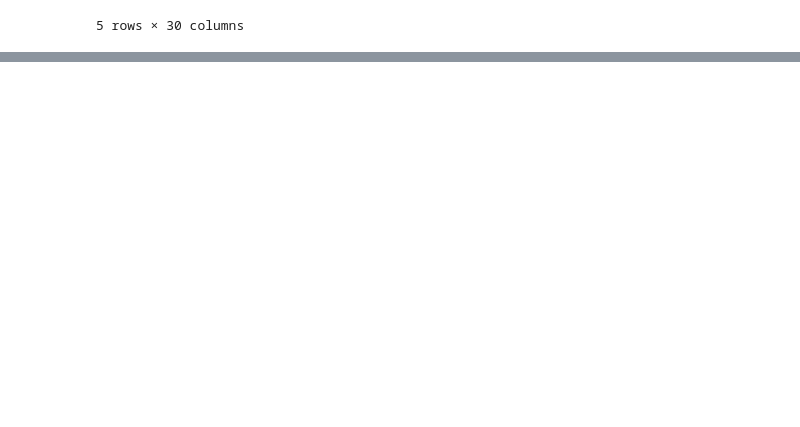
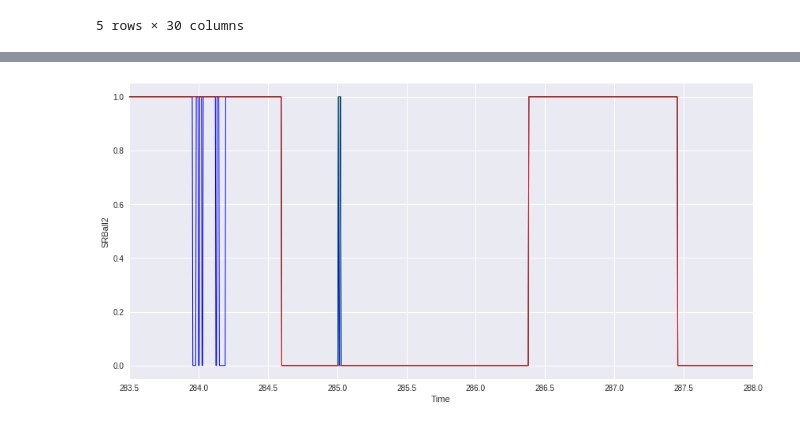
Before and after one commit to alTeska/VR_Acuity, a Jupyter notebook: notebooks/SRB_dtime_2804.ipynb, the cells around one changed output, grey strips where cells are left out. Cells and saved outputs as stored; diff of their text form; code cells hidden in the pictures; blank space fills up the shorter version.

```diff
--- a/notebooks/SRB_dtime_2804.ipynb
+++ b/notebooks/SRB_dtime_2804.ipynb
@@ -225,0 +254,13 @@ IndexError: single positional indexer is out-of-bounds
+# %%
+a, b = 283.5, 288
+# a, b = 284.9, 285.3
+temp = DF2[DF2['session_id']==6]
+g = sns.FacetGrid(data=temp, size=6, aspect=2, xlim=[a,b])
+# g = sns.FacetGrid(data=temp, size=6, aspect=2)
+g.map(plt.plot, "Time", "SRB" , alpha=1, linewidth=1, color='blue');
+g.map(plt.plot, "Time", "SRBall" , alpha=1, linewidth=1, color='green');
+g.map(plt.plot, "Time", "SRBall2" , alpha=1, linewidth=1, color='red');
+# g.map(plt.plot, "Time", "dtime" , alpha=1, linewidth=1, color='black');
+# g.map(plt.plot, "Time", "U"     , alpha=1, linewidth=1);
+# %% [output]
+[figure, added]
```
Also changed, not shown: parts of 13 cells of this notebook, 1 other file.
